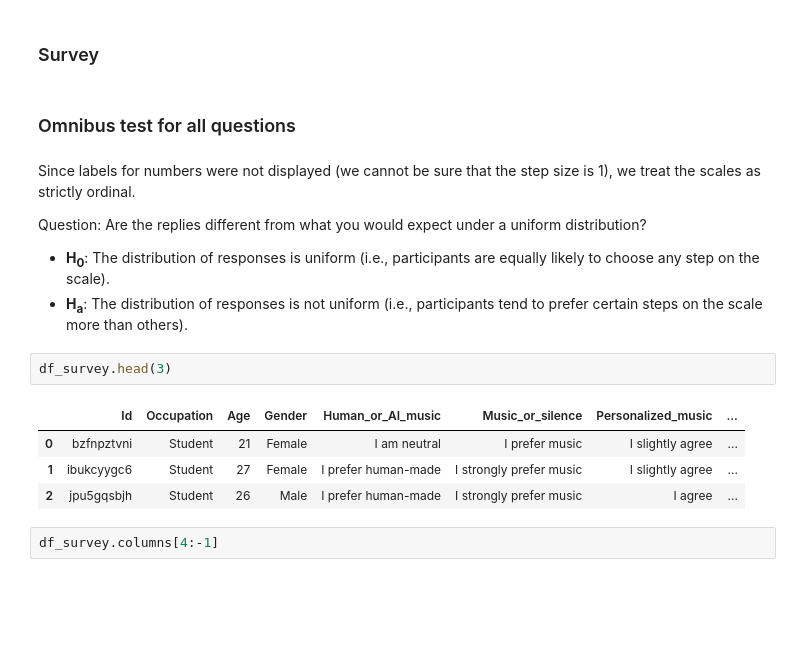
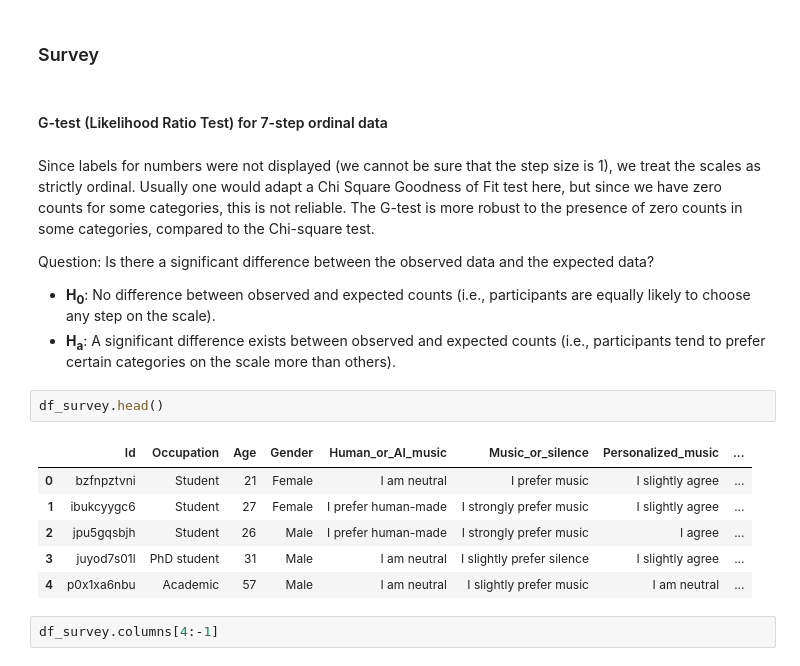
Before and after one commit to emmenru/Music-AI-workshop, a Jupyter notebook: AI-music-workshop.ipynb, the cells around one changed output. Drawn from its saved outputs; the diff is of its cells as text; blank space fills up the shorter version.

```diff
--- a/AI-music-workshop.ipynb
+++ b/AI-music-workshop.ipynb
@@ -588,21 +552,23 @@ The overall accuracy of images are 69%, whereas the accuracy of sounds is 21%. I
 # %% [markdown]
 ### Survey
 # %% [markdown]
-### Omnibus test for all questions
+#### G-test (Likelihood Ratio Test) for 7-step ordinal data
 # %% [markdown]
-Since labels for numbers were not displayed (we cannot be sure that the step size is 1), we treat the scales as strictly ordinal.
+Since labels for numbers were not displayed (we cannot be sure that the step size is 1), we treat the scales as strictly ordinal. Usually one would adapt a Chi Square Goodness of Fit test here, but since we have zero counts for some categories, this is not reliable. The G-test is more robust to the presence of zero counts in some categories, compared to the Chi-square test.
 
-Question: Are the replies different from what you would expect under a uniform distribution?
+Question: Is there a significant difference between the observed data and the expected data?
 
-- **H<sub>0</sub>**: The distribution of responses is uniform (i.e., participants are equally likely to choose any step on the scale).
-- **H<sub>a</sub>**: The distribution of responses is not uniform (i.e., participants tend to prefer certain steps on the scale more than others).
+- **H<sub>0</sub>**: No difference between observed and expected counts (i.e., participants are equally likely to choose any step on the scale).
+- **H<sub>a</sub>**: A significant difference exists between observed and expected counts (i.e., participants tend to prefer certain categories on the scale more than others).
 # %%
-df_survey.head(3)
+df_survey.head()
 # %% [output]
 |  | Id | Occupation | Age | Gender | Human_or_AI_music | Music_or_silence | Personalized_music | ... |
 | 0 | bzfnpztvni | Student | 21 | Female | I am neutral | I prefer music | I slightly agree | ... |
 | 1 | ibukcyygc6 | Student | 27 | Female | I prefer human-made | I strongly prefer music | I slightly agree | ... |
 | 2 | jpu5gqsbjh | Student | 26 | Male | I prefer human-made | I strongly prefer music | I agree | ... |
+| 3 | juyod7s01l | PhD student | 31 | Male | I am neutral | I slightly prefer silence | I slightly agree | ... |
+| 4 | p0x1xa6nbu | Academic | 57 | Male | I am neutral | I slightly prefer music | I am neutral | ... |
 # %%
 df_survey.columns[4:-1]
 # %% [output]
```
Also changed, not shown: parts of 24 cells of this notebook, 1 other file.
